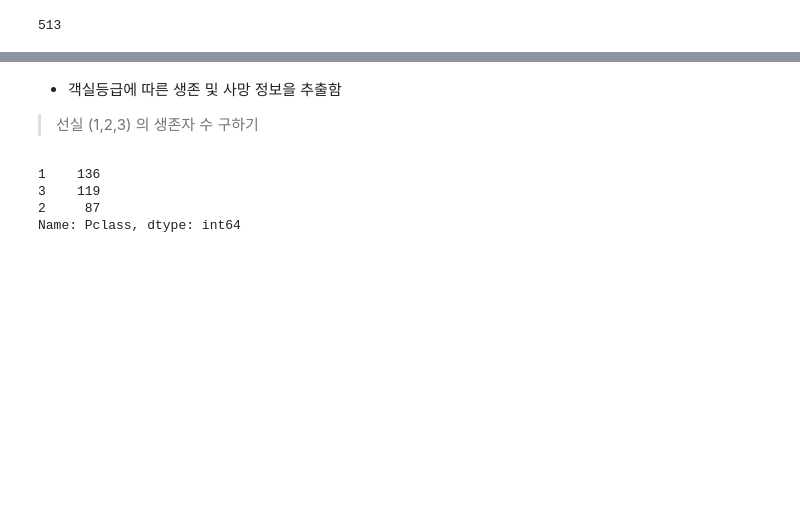
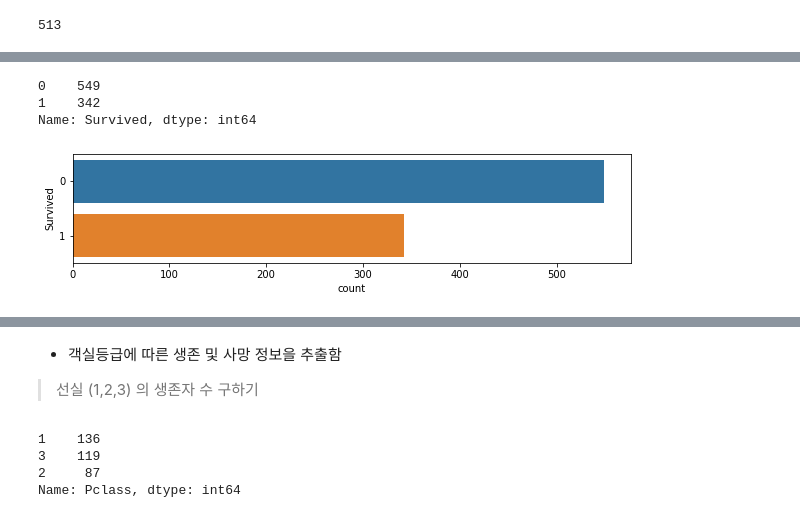
Before and after one commit to iceman67/-Python, a Jupyter notebook: LINC_Pandas_Example_2021.ipynb, the cells around one changed output, grey strips where cells are left out. Drawn from its saved outputs; the diff is of its cells as text; code cells hidden in the pictures; blank space fills up the shorter version.

```diff
--- a/LINC_Pandas_Example_2021.ipynb
+++ b/LINC_Pandas_Example_2021.ipynb
@@ -1494,0 +1506,13 @@ titanic_df["ageType"].sum()
+# %%
+import seaborn as sns
+import matplotlib.pyplot as plt
+
+fig = plt.figure(figsize=(10,2))
+sns.countplot(y='Survived', data=titanic_df)
+
+print(titanic_df.Survived.value_counts())
+# %% [output]
+0    549
+1    342
+Name: Survived, dtype: int64
+[figure, added]
```
Also changed, not shown: parts of 26 cells of this notebook.
